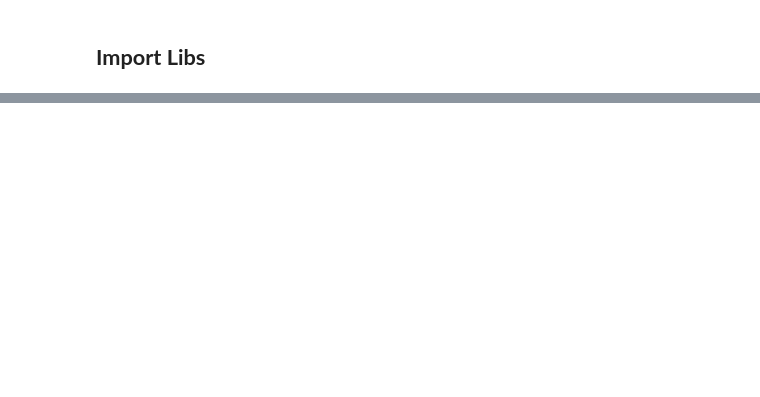
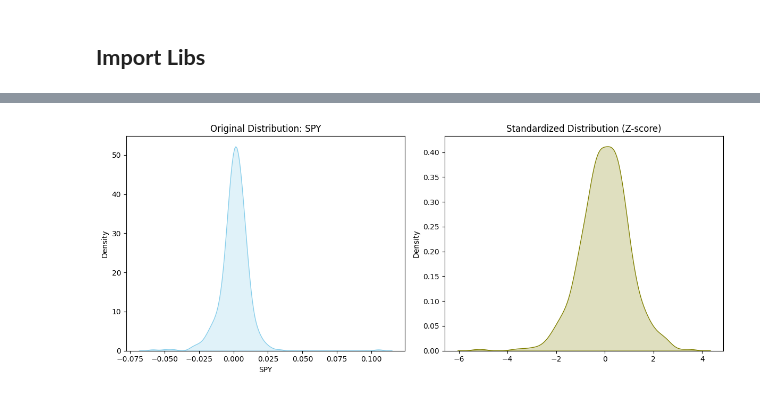
Before and after one commit to virwang/Fanshawe_DataVisualization26W, a Jupyter notebook: notebooks/Capstone_Group04.ipynb, the cells around one changed output, grey strips where cells are left out. Saved outputs shown, nothing was run; the diff lists cells and outputs as text; code cells hidden in the pictures; blank space fills up the shorter version.

```diff
--- a/notebooks/Capstone_Group04.ipynb
+++ b/notebooks/Capstone_Group04.ipynb
@@ -616,0 +405,8 @@ XGBoost (walk-forward)  |  R²: -0.1648  |  MSE: 0.000235
+# %%
+# Target variable: VIX
+y = df_ml.loc[df_ml_ready.index, 'VIX']
+
+# Feature variables: All sector returns and their lagged values (excluding current day VIX)
+X = df_ml_ready.drop(columns=['VIX'])
+
+print(f"Feature Engineering Complete. Matrix shape: {X.shape}")
@@ -616,0 +420,4 @@ XGBoost (walk-forward)  |  R²: -0.1648  |  MSE: 0.000235
+# %%
+split_idx = int(len(X) * 0.8)
+X_train, X_test = X.iloc[:split_idx], X.iloc[split_idx:]
+y_train, y_test = y.iloc[:split_idx], y.iloc[split_idx:]
@@ -616,0 +433,31 @@ XGBoost (walk-forward)  |  R²: -0.1648  |  MSE: 0.000235
+# %%
+from sklearn.preprocessing import StandardScaler
+
+# 1. Initialize the StandardScaler
+scaler = StandardScaler()
+
+# 2. Fit on training data and transform both sets
+# We fit only on X_train to avoid "Data Leakage"
+X_train_scaled = scaler.fit_transform(X_train)
+X_test_scaled = scaler.transform(X_test)
+
+# 3. [Visualization Requirement] Compare distribution before and after scaling
+# Picking the first feature for demonstration
+feature_to_plot = X_train.columns[3]
+
+plt.figure(figsize=(12, 5))
+
+# Plot Before Scaling
+plt.subplot(1, 2, 1)
+sns.kdeplot(X_train[feature_to_plot], fill=True, color="skyblue")
+plt.title(f"Original Distribution: {feature_to_plot}")
+
+# Plot After Scaling
+plt.subplot(1, 2, 2)
+sns.kdeplot(X_train_scaled[:, 0], fill=True, color="olive")
+plt.title(f"Standardized Distribution (Z-score)")
+
+plt.tight_layout()
+plt.show()
+# %% [output]
+[figure, added]
```
Also changed, not shown: parts of 71 cells of this notebook, 3 other files.
